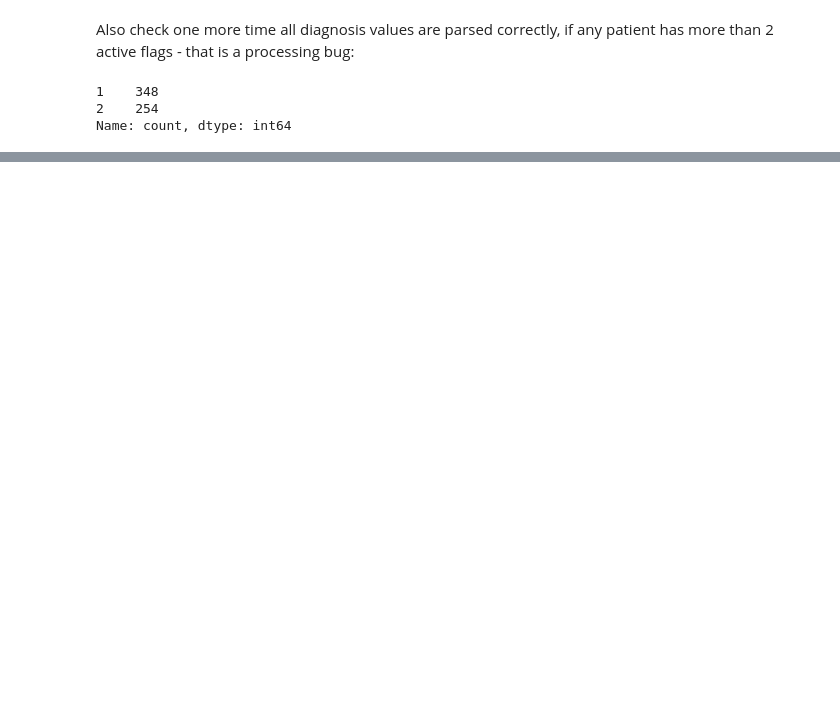
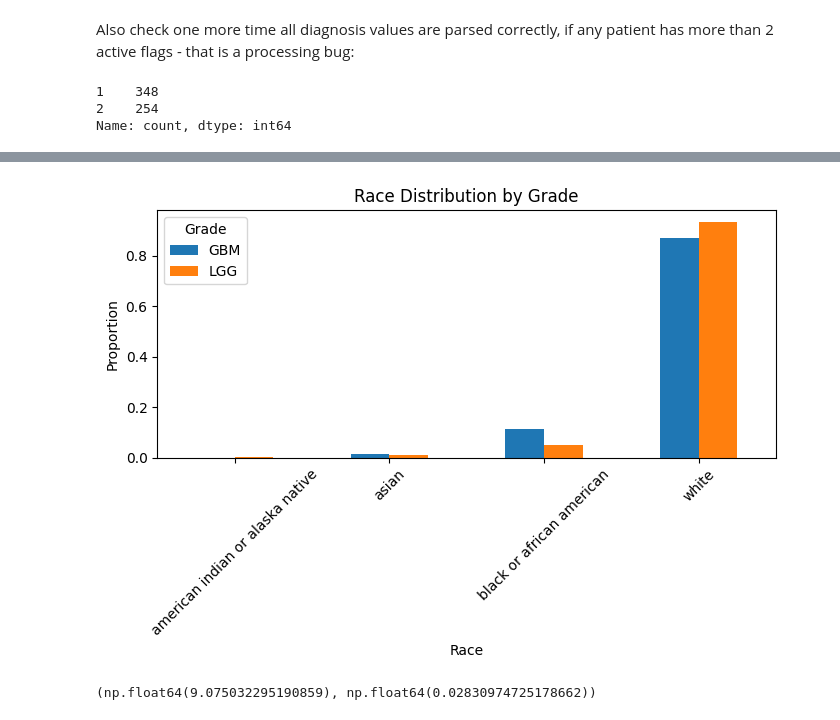
Before and after one commit to owmtgf/IAD_MAG_ML, a Jupyter notebook: LAB1/main.ipynb, the cells around one changed output, grey strips where cells are left out. Saved outputs shown, nothing was run; the diff lists cells and outputs as text; code cells hidden in the pictures; blank space fills up the shorter version.

```diff
--- a/LAB1/main.ipynb
+++ b/LAB1/main.ipynb
@@ -401,0 +456,28 @@ Name: Age_at_diagnosis, dtype: float64
+# %%
+race_labels = processed_train_df["Race"].map(MAPPING_REVERSED["Race"])
+grade_labels = processed_train_df["Grade"].map(MAPPING_REVERSED["Grade"])
+
+ct_race = pd.crosstab(
+    race_labels,
+    grade_labels,
+    normalize="columns"
+)
+
+ct_race.plot(kind="bar", figsize=(7, 5))
+plt.title("Race Distribution by Grade")
+plt.ylabel("Proportion")
+plt.xticks(rotation=45)
+plt.tight_layout()
+plt.show()
+# %% [output]
+[figure, added]
+# %%
+contingency = pd.crosstab(
+    processed_train_df["Race"],
+    processed_train_df["Grade"]
+)
+
+chi2, p_value, _, _ = chi2_contingency(contingency)
+chi2, p_value
+# %% [output]
+(np.float64(9.075032295190859), np.float64(0.02830974725178662))
```
Also changed, not shown: parts of 28 cells of this notebook, 5 other files.
